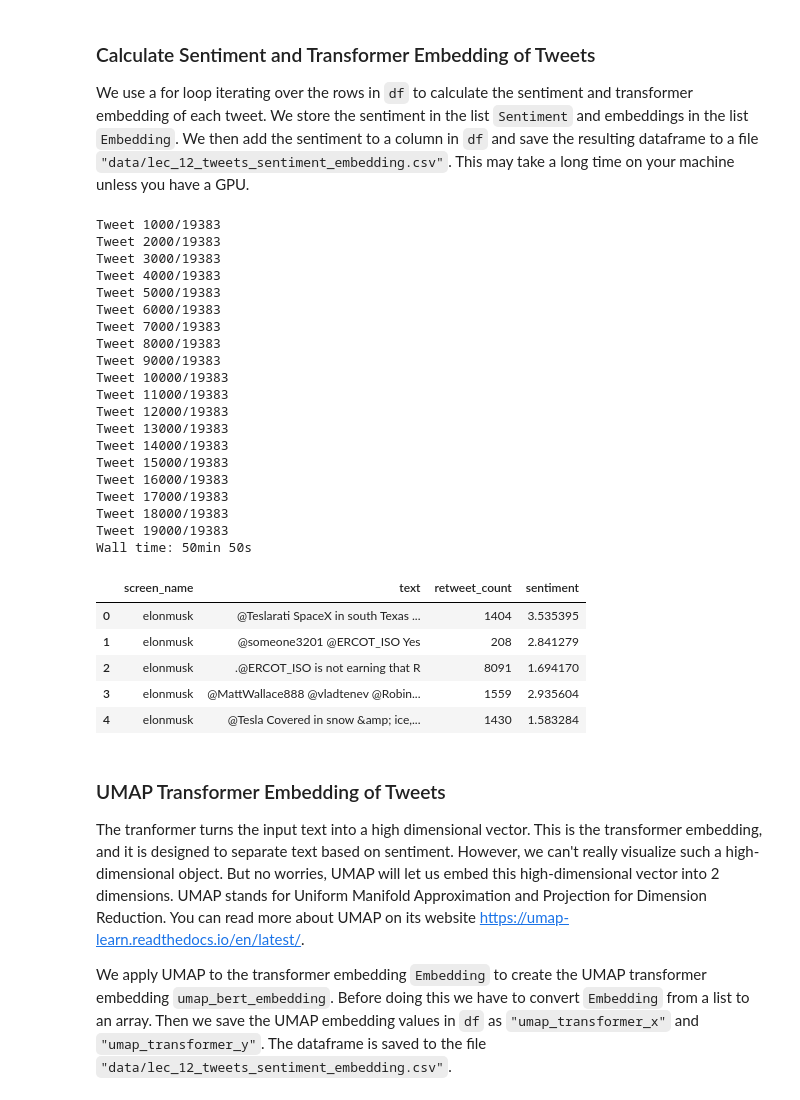
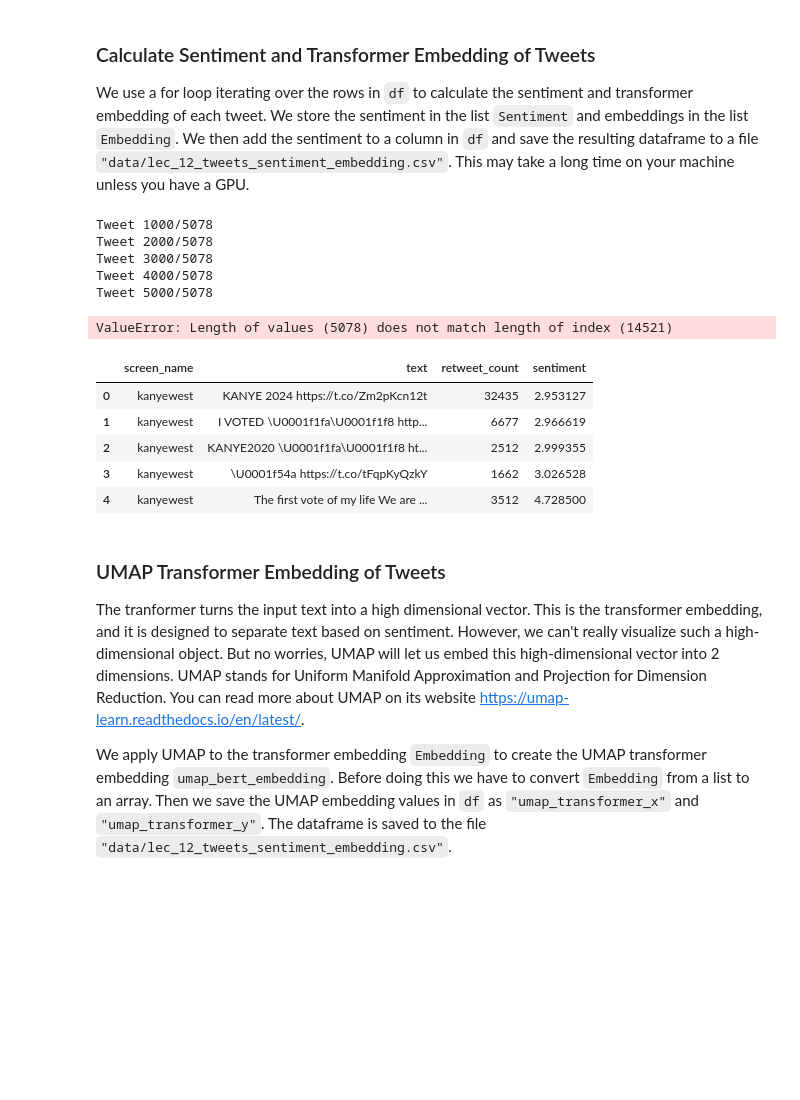
Before and after one commit to zlisto/sentiment_analysis, a Jupyter notebook: Sentiment Analysis.ipynb, the cells around one changed output. Saved outputs shown, nothing was run; the diff lists cells and outputs as text; code cells hidden in the pictures; blank space fills up the shorter version.

```diff
--- a/Sentiment Analysis.ipynb
+++ b/Sentiment Analysis.ipynb
@@ -174,4 +108,0 @@ tf.Tensor(-1258.2506, shape=(), dtype=float32)
-# %%
-import torch
-x = torch.rand(5, 3)
-print(x)
@@ -286,42 +252,33 @@ We use a for loop iterating over the rows in `df` to calculate the sentiment and
 c = 0
 Sentiment = []
 Embedding = []
-for index,row in df.iterrows():
+for index,row in df_tweets.iterrows():
     c+=1
-    if c%1000==0:print(f"Tweet {c}/{len(df)}")
+    if c%1000==0:print(f"Tweet {c}/{len(df_tweets)}")
     sentiment,embedding = sentiment_classifier(row.text,model,tokenizer)
     Sentiment.append(sentiment)
     Embedding.append(embedding)
-df['sentiment'] = Sentiment
-df.to_csv("data/tweets_sentiment.csv")
-df.head()
+df_tweets['sentiment'] = Sentiment
+df_tweets.to_csv("data/tweets_sentiment_02.csv")
+df_tweets.head()
 # %% [output]
-Tweet 1000/19383
-Tweet 2000/19383
-Tweet 3000/19383
-Tweet 4000/19383
-Tweet 5000/19383
-Tweet 6000/19383
-Tweet 7000/19383
-Tweet 8000/19383
-Tweet 9000/19383
-Tweet 10000/19383
-Tweet 11000/19383
-Tweet 12000/19383
-Tweet 13000/19383
-Tweet 14000/19383
-Tweet 15000/19383
-Tweet 16000/19383
-Tweet 17000/19383
-Tweet 18000/19383
-Tweet 19000/19383
-Wall time: 50min 50s
+Tweet 1000/5078
+Tweet 2000/5078
+Tweet 3000/5078
+Tweet 4000/5078
+Tweet 5000/5078
-|  | screen_name | text | retweet_count | sentiment |
-| 0 | elonmusk | @Teslarati SpaceX in south Texas ... | 1404 | 3.535395 |
-| 1 | elonmusk | @someone3201 @ERCOT_ISO Yes | 208 | 2.841279 |
-| 2 | elonmusk | .@ERCOT_ISO is not earning that R | 8091 | 1.694170 |
-| 3 | elonmusk | @MattWallace888 @vladtenev @Robin... | 1559 | 2.935604 |
-| 4 | elonmusk | @Tesla Covered in snow &amp; ice,... | 1430 | 1.583284 |
+ValueError: Length of values (5078) does not match length of index (14521)
+# %%
+df_tweets['sentiment'] = Sentiment
+df_tweets.to_csv("data/tweets_sentiment_02.csv")
+df_tweets.head()
+# %% [output]
+|  | screen_name | text | retweet_count | sentiment |
+| 0 | kanyewest | KANYE 2024 https://t.co/Zm2pKcn12t | 32435 | 2.953127 |
+| 1 | kanyewest | I VOTED \U0001f1fa\U0001f1f8 http... | 6677 | 2.966619 |
+| 2 | kanyewest | KANYE2020 \U0001f1fa\U0001f1f8 ht... | 2512 | 2.999355 |
+| 3 | kanyewest | \U0001f54a https://t.co/tFqpKyQzkY | 1662 | 3.026528 |
+| 4 | kanyewest | The first vote of my life We are ... | 3512 | 4.728500 |
 # %% [markdown]
 ### UMAP Transformer Embedding of Tweets
 
```
Also changed, not shown: parts of 18 cells of this notebook, 5 other files.
